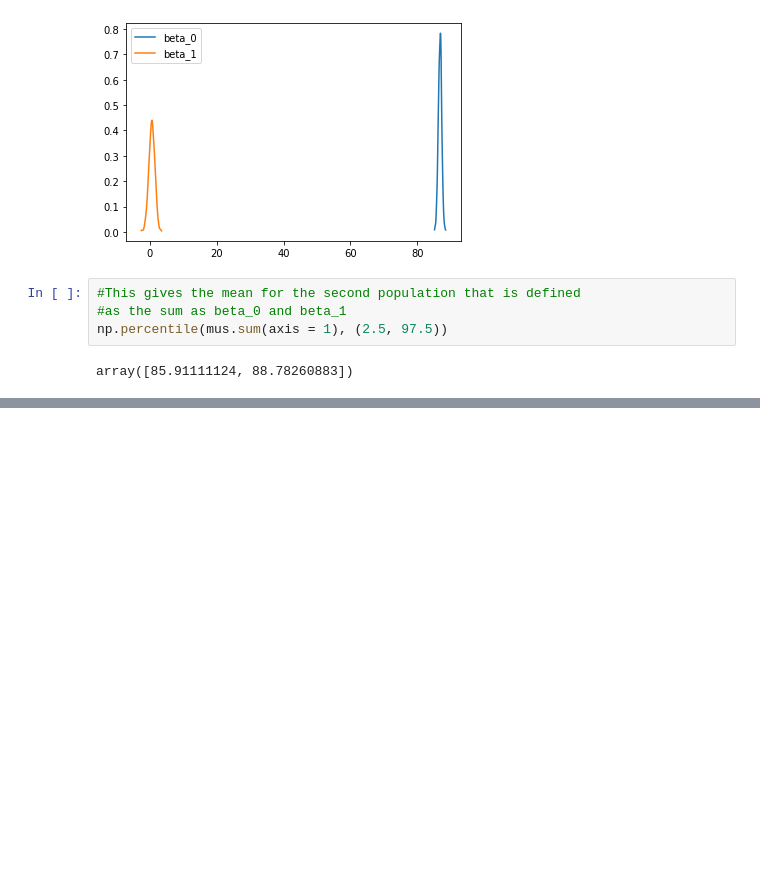
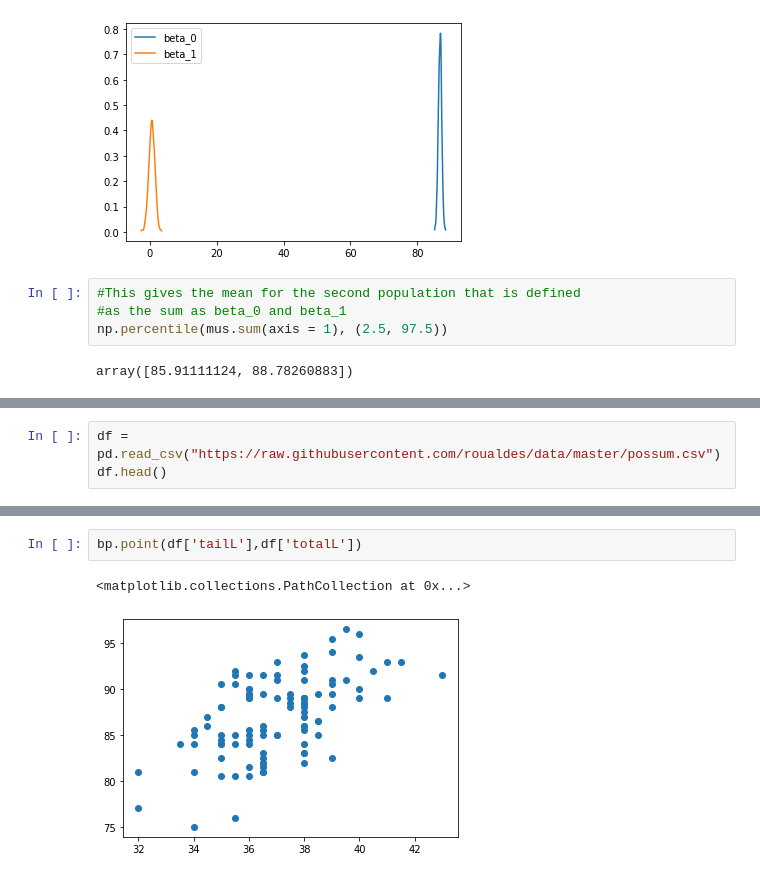
Before and after one commit to josephmlev/levine_j_math_314, a Jupyter notebook: notes/Class_notes_9.23-.ipynb, the cells around one changed output, grey strips where cells are left out. Cells and saved outputs as stored; diff of their text form; blank space fills up the shorter version.

```diff
--- a/notes/Class_notes_9.23-.ipynb
+++ b/notes/Class_notes_9.23-.ipynb
@@ -1086,0 +1123,3 @@ array([85.91111124, 88.78260883])
+# %%
+df = pd.read_csv("https://raw.githubusercontent.com/roualdes/data/master/possum.csv")
+df.head()
@@ -1086,0 +1142,5 @@ array([85.91111124, 88.78260883])
+# %%
+bp.point(df['tailL'],df['totalL'])
+# %% [output]
+<matplotlib.collections.PathCollection at 0x...>
+[figure, added]
```
Also changed, not shown: parts of 11 cells of this notebook.
